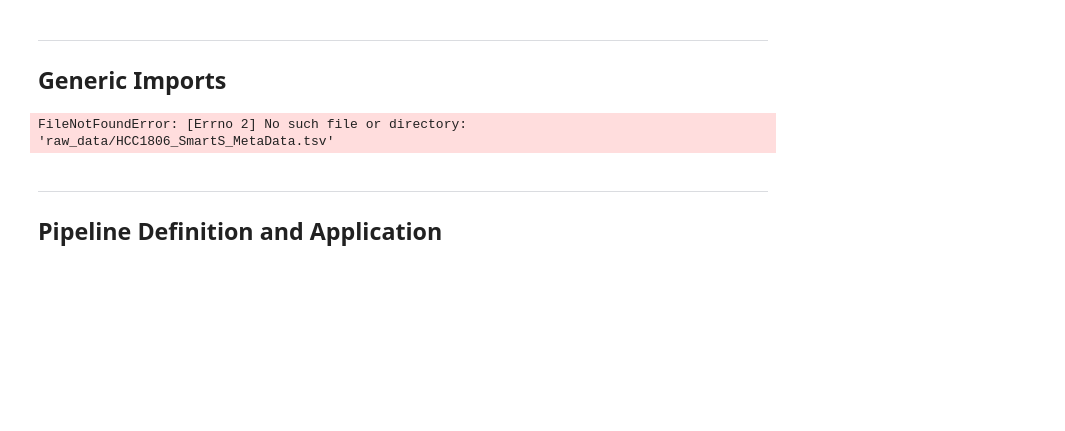
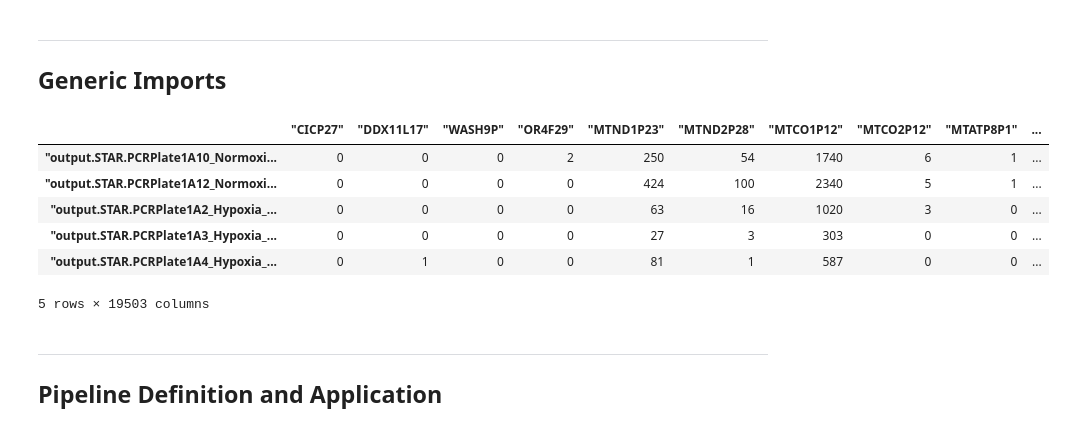
Before and after one commit to fcantatore/BAIology, a Jupyter notebook: Train_Test_Split.ipynb, the cells around one changed output. Cells and saved outputs as stored; diff of their text form; code cells hidden in the pictures; blank space fills up the shorter version.

```diff
--- a/Train_Test_Split.ipynb
+++ b/Train_Test_Split.ipynb
@@ -14,19 +14,26 @@ from sklearn.preprocessing import MinMaxScaler
 # %%
 #Metadata Files
 filepath_HCC = "raw_data/HCC1806_SmartS_MetaData.tsv"
 filepath_MCF = "raw_data/MCF7_SmartS_MetaData.tsv"
 df_meta_HCC = pd.read_csv(filepath_HCC,delimiter="\t",engine='python',index_col=0)
 df_meta_MCF = pd.read_csv(filepath_MCF,delimiter="\t",engine='python',index_col=0)
 
 #Filtered Files
 df_HCC_s_f = pd.read_csv("raw_data/HCC1806_SmartS_Filtered_Data.txt", delimiter="\ ",engine='python',index_col=0)
 df_MCF_s_f = pd.read_csv("raw_data/MCF7_SmartS_Filtered_Data.txt", delimiter="\ ",engine='python',index_col=0)
 
 #Transposition
 df_HCC_F = df_HCC_s_f.T
 df_MCF_F = df_MCF_s_f.T
+df_HCC_F.head()
 # %% [output]
+|  | "CICP27" | "DDX11L17" | "WASH9P" | "OR4F29" | "MTND1P23" | "MTND2P28" | "MTCO1P12" | "MTCO2P12" | "MTATP8P1" | ... |
+| "output.STAR.PCRPlate1A10_Normoxi... | 0 | 0 | 0 | 2 | 250 | 54 | 1740 | 6 | 1 | ... |
+| "output.STAR.PCRPlate1A12_Normoxi... | 0 | 0 | 0 | 0 | 424 | 100 | 2340 | 5 | 1 | ... |
+| "output.STAR.PCRPlate1A2_Hypoxia_... | 0 | 0 | 0 | 0 | 63 | 16 | 1020 | 3 | 0 | ... |
+| "output.STAR.PCRPlate1A3_Hypoxia_... | 0 | 0 | 0 | 0 | 27 | 3 | 303 | 0 | 0 | ... |
+| "output.STAR.PCRPlate1A4_Hypoxia_... | 0 | 1 | 0 | 0 | 81 | 1 | 587 | 0 | 0 | ... |
-FileNotFoundError: [Errno 2] No such file or directory: 'raw_data/HCC1806_SmartS_MetaData.tsv'
+5 rows × 19503 columns
 # %% [markdown]
 ---
 ## Pipeline Definition and Application
```
Also changed, not shown: parts of 7 cells of this notebook.
